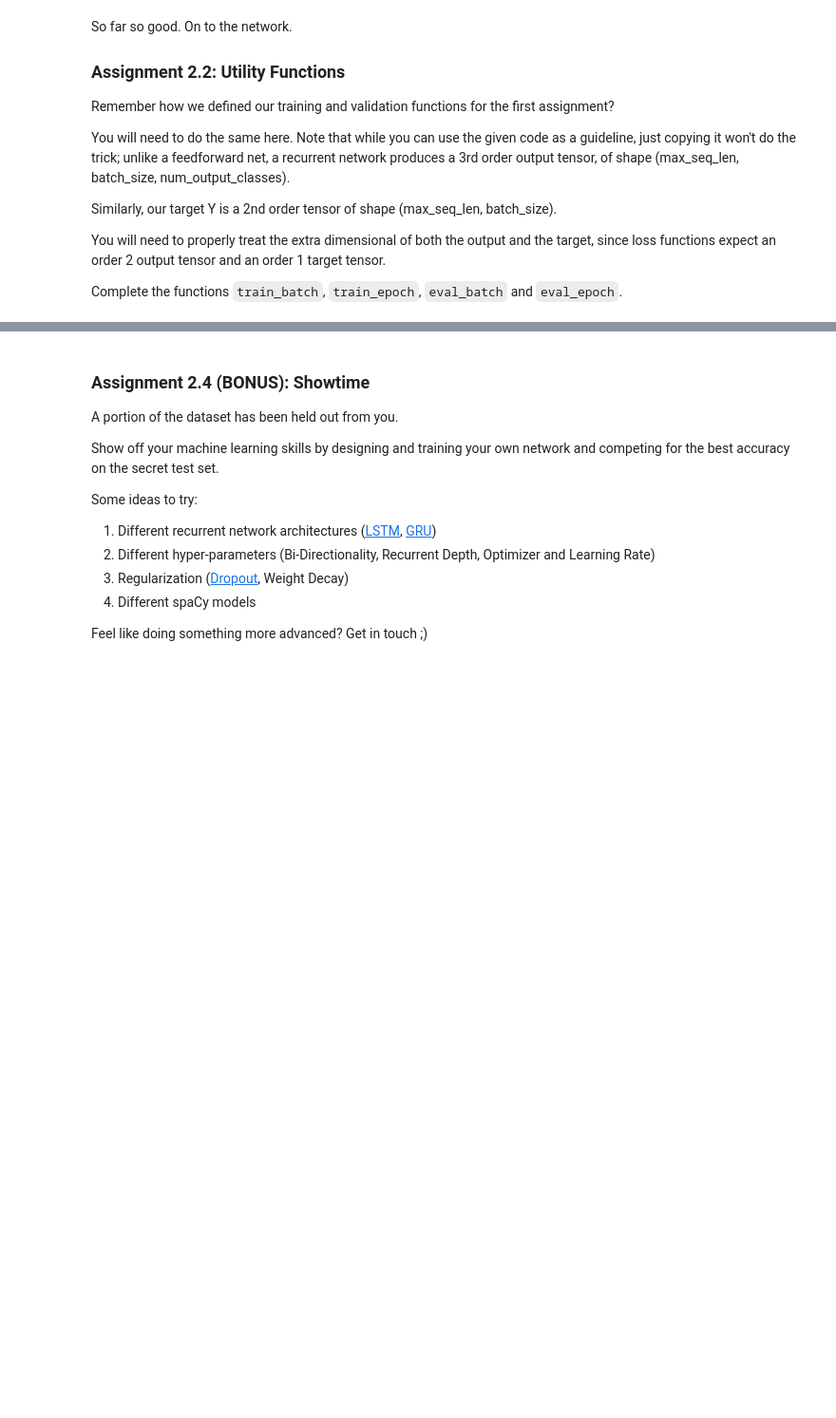
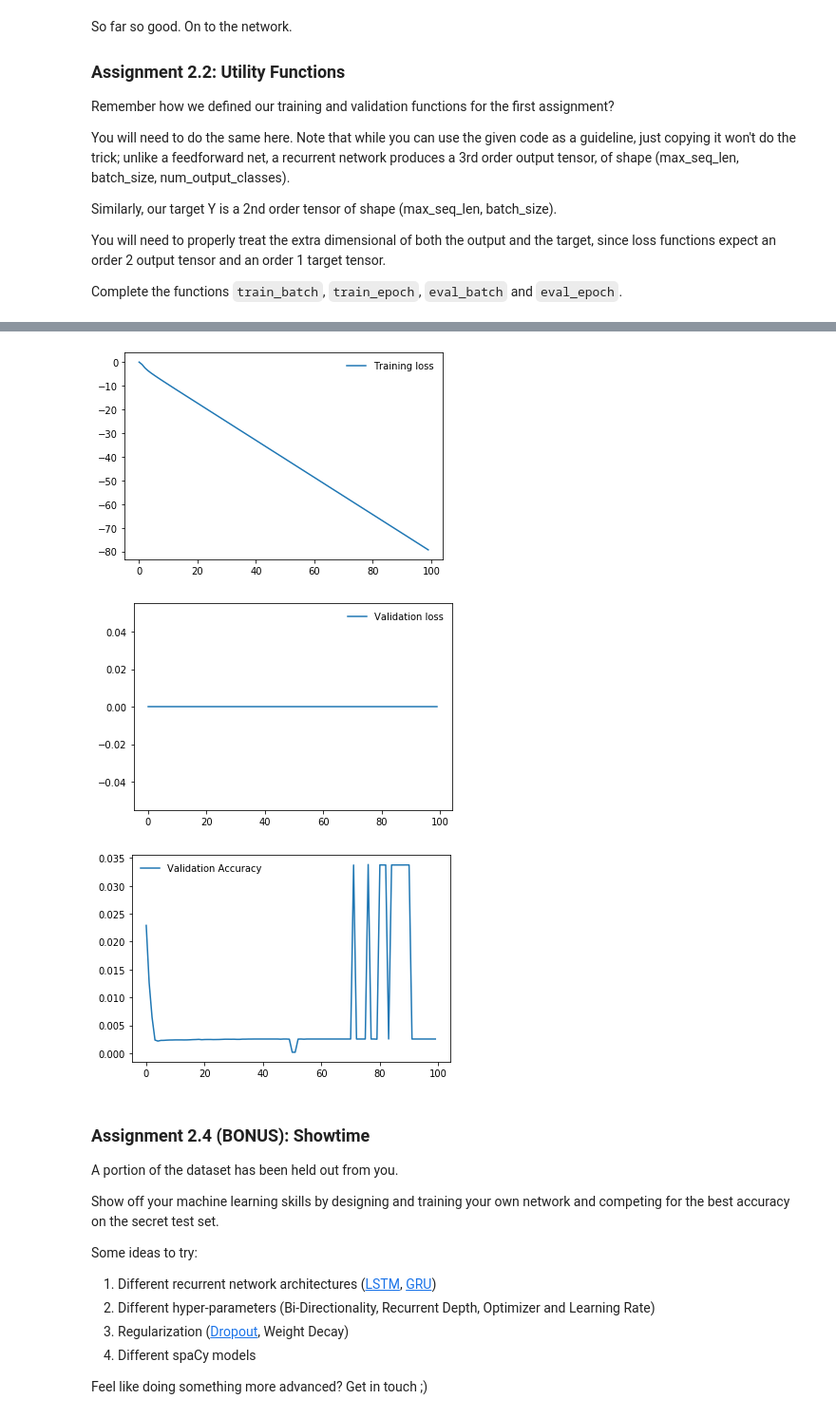
Before and after one commit to alsugiharto/uni-machine-learning-nlp-cv, a Jupyter notebook: 3_part_b/POS_RNN_v2(1).ipynb, the cells around one changed output, grey strips where cells are left out. Shown at 95% size. Cells and saved outputs as stored; diff of their text form; code cells hidden in the pictures; blank space fills up the shorter version.

Commit message:
training loss and plotting
still not fully work, but get the training loss and

```diff
--- a/3_part_b/POS_RNN_v2(1).ipynb
+++ b/3_part_b/POS_RNN_v2(1).ipynb
@@ -298,14 +333,14 @@ train_dataloader = DataLoader(train_dataset,
                               collate_fn=lambda batch: (pad_sequence([sample[0] for sample in batch]),
                                                         pad_sequence([sample[1] for sample in batch])),
                               shuffle=True,
-                              batch_size=32)
+                              batch_size=49)
 
 val_dataset = UnevenLengthDataset(X_val, Y_val)
 val_dataloader = DataLoader(val_dataset,
                             collate_fn=lambda batch: (pad_sequence([sample[0] for sample in batch]),
                                                       pad_sequence([sample[1] for sample in batch])),
                             shuffle=False,
-                            batch_size=32)
+                            batch_size=49)
 # %% [markdown]
 What does a batch look like, shape-wise?
 # %%
@@ -426,0 +528,22 @@ NotImplemented
+# %%
+# Your training script here
+
+NUM_EPOCHS = 100
+
+train_losses = []
+val_losses = []
+val_accuracies = []
+
+for t in range(NUM_EPOCHS):
+    train_loss = train_epoch(srn, train_dataloader, optimizer=opt, loss_fn=loss_fn, device='cpu')
+    val_loss = eval_epoch(srn, val_dataloader, loss_fn, device='cpu')
+    val_acc = measure_accuracy(srn, val_dataloader, device='cpu')
+
+    print('Epoch {}'.format(t))
+    print(' Training Loss: {}'.format(train_loss))
+    print(' Validation Loss: {}'.format(val_loss))
+    print(' Validation accuracy: {}'.format(val_acc))
+
+    train_losses.append(train_loss)
+    val_losses.append(val_loss)
+    val_accuracies.append(val_acc)
@@ -427,3 +568,22 @@ NotImplemented
+# %%
+# Your plotting here
+
+import matplotlib.pyplot as plt
+plt.plot(train_losses, label='Training loss')
+plt.legend(frameon=False)
+plt.show()
+
+plt.plot(val_losses, label='Validation loss')
+plt.legend(frameon=False)
+plt.show()
+
+plt.plot(val_accuracies, label='Validation Accuracy')
+plt.legend(frameon=False)
+plt.show()
+# %% [output]
+[figure, added]
+[figure, added]
+[figure, added]
 # %% [markdown]
 ### Assignment 2.4 (BONUS): Showtime
 A portion of the dataset has been held out from you.
```
Also changed, not shown: parts of 22 cells of this notebook.
